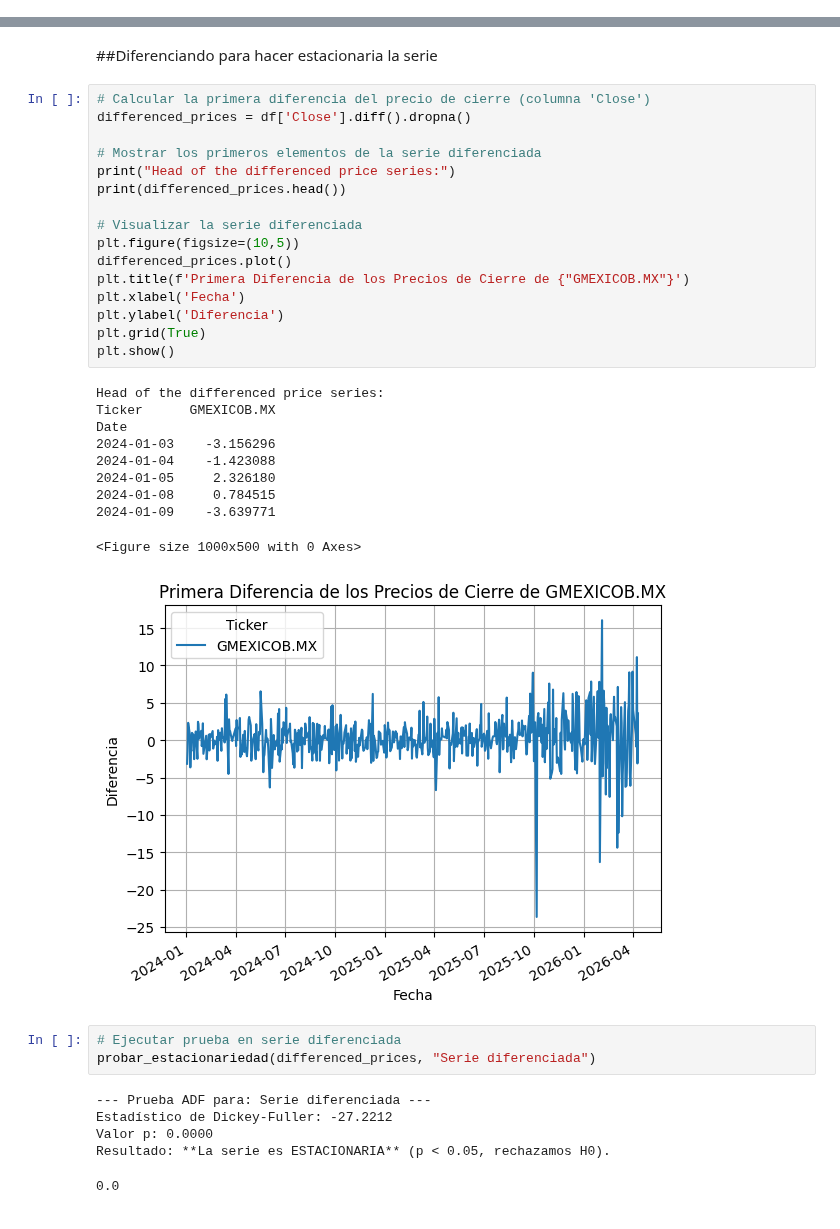
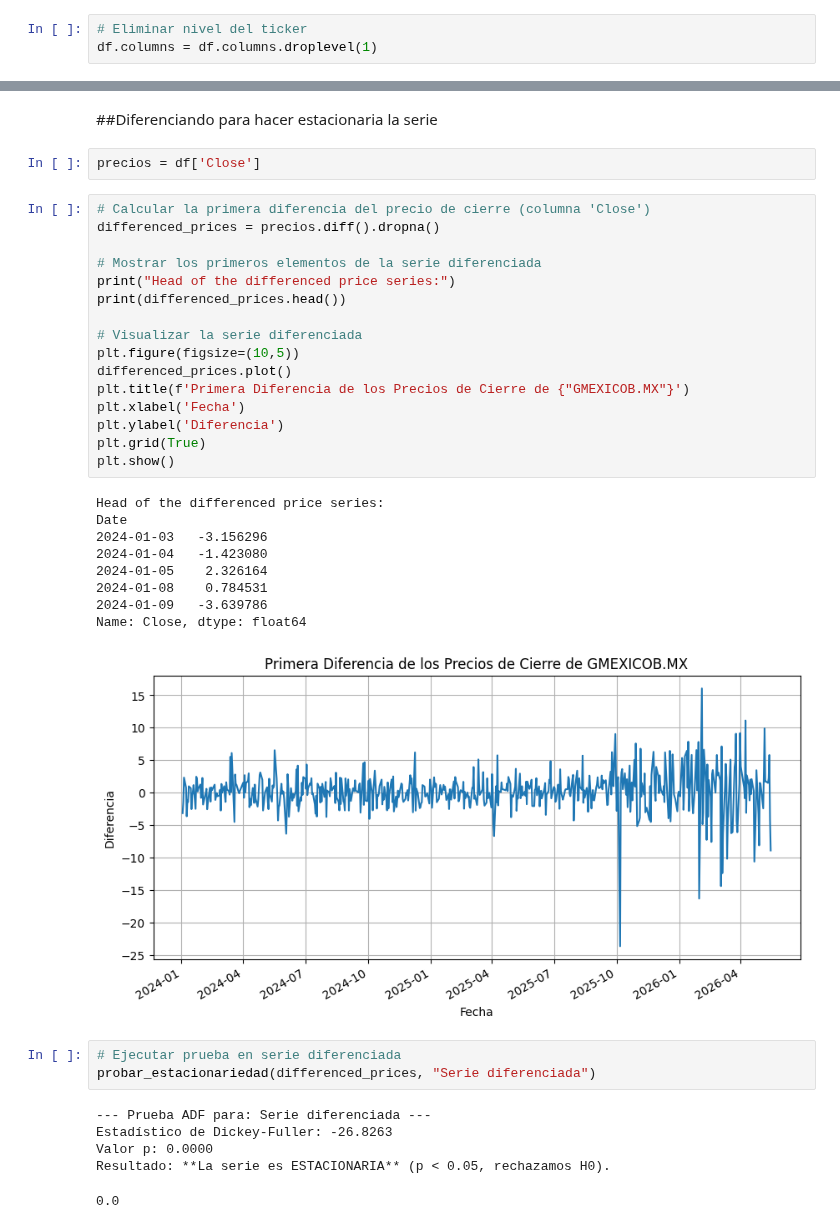
Before and after one commit to MartaPCastillo/Tesis, a Jupyter notebook: Grupo_Mexico.ipynb, the cells around one changed output, grey strips where cells are left out. Cells and saved outputs as stored; diff of their text form.

```diff
--- a/Grupo_Mexico.ipynb
+++ b/Grupo_Mexico.ipynb
@@ -20,3 +24,6 @@ df = yf.download('GMEXICOB.MX', start='2024-01-01')
+# %%
+# Eliminar nivel del ticker
+df.columns = df.columns.droplevel(1)
 # %% [markdown]
 ###Media Móvil Simple
 # %%
@@ -121,38 +128,39 @@ plt.show()
 # %% [markdown]
 ##Diferenciando para hacer estacionaria la serie
+# %%
+precios = df['Close']
 # %%
 # Calcular la primera diferencia del precio de cierre (columna 'Close')
-differenced_prices = df['Close'].diff().dropna()
+differenced_prices = precios.diff().dropna()
 
 # Mostrar los primeros elementos de la serie diferenciada
 print("Head of the differenced price series:")
 print(differenced_prices.head())
 
 # Visualizar la serie diferenciada
 plt.figure(figsize=(10,5))
 differenced_prices.plot()
 plt.title(f'Primera Diferencia de los Precios de Cierre de {"GMEXICOB.MX"}')
 plt.xlabel('Fecha')
 plt.ylabel('Diferencia')
 plt.grid(True)
 plt.show()
 # %% [output]
 Head of the differenced price series:
-Ticker      GMEXICOB.MX
 Date
-2024-01-03    -3.156296
-2024-01-04    -1.423088
-2024-01-05     2.326180
-2024-01-08     0.784515
-2024-01-09    -3.639771
+2024-01-03   -3.156296
+2024-01-04   -1.423080
+2024-01-05    2.326164
+2024-01-08    0.784531
+2024-01-09   -3.639786
+Name: Close, dtype: float64
-<Figure size 1000x500 with 0 Axes>
-[figure, old version]
+[figure, new version]
 # %%
 # Ejecutar prueba en serie diferenciada
 probar_estacionariedad(differenced_prices, "Serie diferenciada")
 # %% [output]
 --- Prueba ADF para: Serie diferenciada ---
-Estadístico de Dickey-Fuller: -27.2212
+Estadístico de Dickey-Fuller: -26.8263
 Valor p: 0.0000
 Resultado: **La serie es ESTACIONARIA** (p < 0.05, rechazamos H0).
 0.0
```
Also changed, not shown: parts of 15 cells of this notebook.
